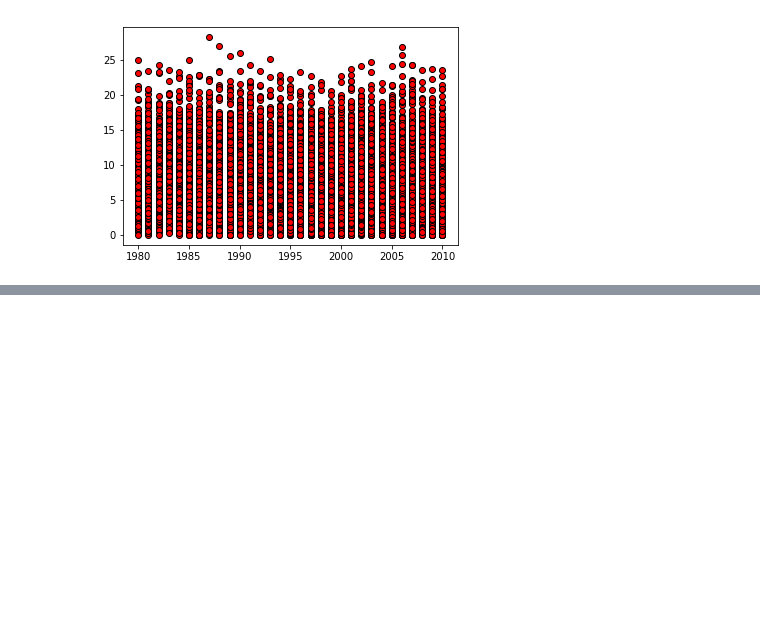
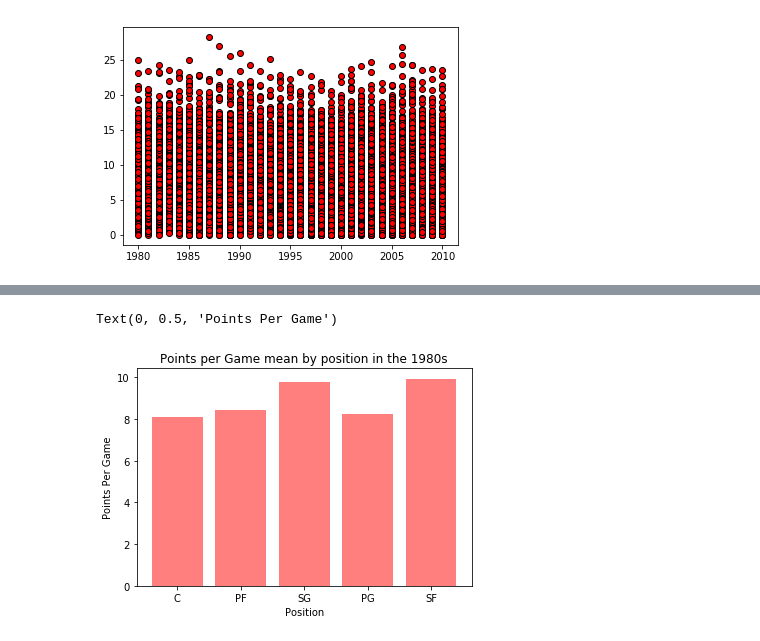
Before and after one commit to puglord88/Purple_Team_Project_1, a Jupyter notebook: NBA DATA CLEAN.ipynb, the cells around one changed output, grey strips where cells are left out. Saved outputs shown, nothing was run; the diff lists cells and outputs as text; code cells hidden in the pictures; blank space fills up the shorter version.

Commit message:
Add files via upload
Created graphs of overall and defensive index for the 1980s-2010s
grouped by position.
working on regression.

```diff
--- a/NBA DATA CLEAN.ipynb
+++ b/NBA DATA CLEAN.ipynb
@@ -575,6 +579,17 @@ df_2010.nlargest(10, ['O_Index'])
 | 5848 | 1980.0 | 78.0 | SG | 202.0 | 79.0 | George Gervin* | 1024.0 | 110.0 | 2585.0 | 403.0 | 25.029487 | ... |
 | 7722 | 1985.0 | 55.0 | SF | 204.0 | 15.0 | Bernard King* | 691.0 | 71.0 | 1809.0 | 317.0 | 25.021818 | ... |
 | 16286 | 2003.0 | 75.0 | SG | 411.0 | 59.0 | Tracy McGrady | 829.0 | 124.0 | 2407.0 | 488.0 | 24.666667 | ... |
+# %%
+#read in cleaned CSV to avoid running for loop again
+nba_positions_clean = "test-position.csv"
+nba_positions_df = pd.read_csv(nba_positions_clean)
+# %%
+#remove unnamed column
+nba_positions_df.head()
+nba_positions_df.drop(['Unnamed: 0'], axis=1)
+nba_positions_df.to_csv('test-position.csv')
+
+nba_positions_df_clean = nba_positions_df.drop(['Unnamed: 0'], axis=1)
 # %%
 import matplotlib.pyplot as plt
 from scipy import stats
@@ -598,4 +613,4 @@ for label, x, y in zip (player2, year2, o_index2):
 
 #return data for just the 1980s
 
-df_1980s = df_2010.loc[(df_2010['Year'] >= 1980) & (df_2010['Year'] < 1990)]
+df_1980s = nba_positions_df_clean.loc[(nba_positions_df_clean['Year'] >= 1980) & (nba_positions_df_clean['Year'] < 1990)]
@@ -631,3 +617,34 @@ df_1980s.groupby(['Pos']).mean()
+# %%
+#group by position for the decades and find the mean of the decade population
+mean_1980s =  df_1980s.groupby(['Pos']).mean()
+
+center_1980 = mean_1980s.loc["C", "PPG"]
+#print(center_1980)
+pf_1980 = mean_1980s.loc["PF", "PPG"]
+#print(pf_1980)
+sg_1980 = mean_1980s.loc["SG", "PPG"]
+#print(sg_1980)
+pg_1980 = mean_1980s.loc["PG", "PPG"]
+#print(pg_1980)
+sf_1980 = mean_1980s.loc["SF", "PPG"]
+#print(sf_1980)
+#sf_1980.dtypes
+# %%
+ # Create an array that contains the player data for the 1980s
+users = [center_1980, pf_1980, sg_1980, pg_1980, sf_1980]
+x_axis = np.arange(len(users))
+
+plt.bar(x_axis, users, color='r', alpha=0.5, align="center")
+
+tick_locations = [value for value in x_axis]
+plt.xticks(tick_locations, ["C", "PF", "SG", "PG", "SF"])
+# Give our chart some labels and a tile
+plt.title("Points per Game mean by position in the 1980s")
+plt.xlabel("Position")
+plt.ylabel("Points Per Game")
+# %% [output]
+Text(0, 0.5, 'Points Per Game')
+[figure, added]
 # %%
 #random sampling from the 1980s
 #df_1980s['Player'].sample(n=1153, random_state=1)
```
Also changed, not shown: parts of 25 cells of this notebook.
